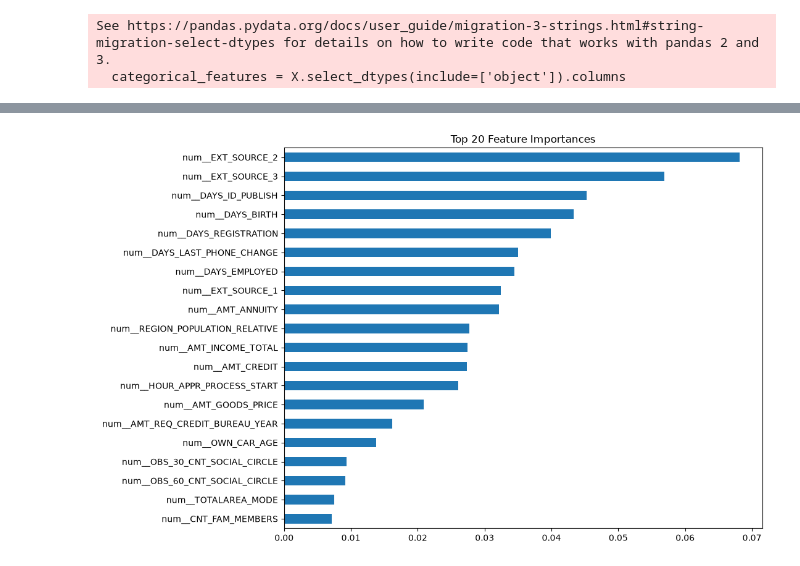
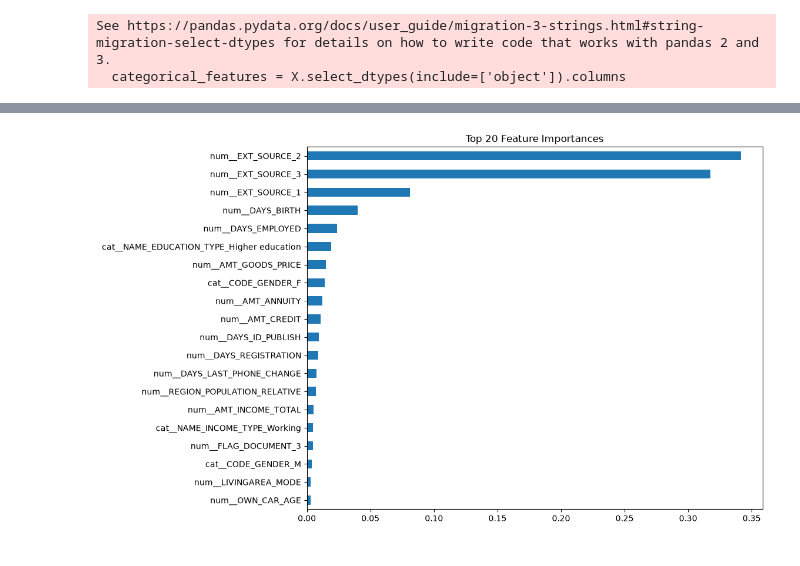
Before and after one commit to dimamironuk/ML_MyroniukDima_KH-43, a Jupyter notebook: Lab2/lab2.ipynb, the cells around one changed output, grey strips where cells are left out. Cells and saved outputs as stored; diff of their text form; code cells hidden in the pictures.

```diff
--- a/Lab2/lab2.ipynb
+++ b/Lab2/lab2.ipynb
@@ -1,10 +1,10 @@
 # %%
+%matplotlib inline
 import pandas as pd
 import numpy as np
 import matplotlib.pyplot as plt
-import lightgbm as lgb
 
-from sklearn.model_selection import StratifiedKFold, train_test_split
+from sklearn.model_selection import StratifiedKFold
 from sklearn.tree import DecisionTreeClassifier, plot_tree
 from sklearn.metrics import roc_auc_score, confusion_matrix, ConfusionMatrixDisplay, classification_report
 from sklearn.impute import SimpleImputer
@@ -39,78 +39,53 @@ preprocessor = ColumnTransformer(
     ]
 )
 
-X_train, X_val, y_train, y_val = train_test_split(
-    X, y,
-    test_size=0.2,
-    random_state=42,
-    stratify=y
-)
+X_proc = preprocessor.fit_transform(X)
+X_test_proc = preprocessor.transform(X_test)
+feature_names = preprocessor.get_feature_names_out()
 
-dt_pipeline = Pipeline(steps=[
-    ('preprocessor', preprocessor),
-    ('classifier', DecisionTreeClassifier(max_depth=3, random_state=42))
-])
-dt_pipeline.fit(X_train, y_train)
-
-feature_names = dt_pipeline.named_steps['preprocessor'].get_feature_names_out()
+dt_viz = DecisionTreeClassifier(max_depth=3, random_state=42)
+dt_viz.fit(X_proc, y)
 
 plt.figure(figsize=(20, 10))
-plot_tree(
-    dt_pipeline.named_steps['classifier'],
-    feature_names=feature_names,
-    class_names=['No Default', 'Default'],
-    filled=True,
-    max_depth=3
-)
+plot_tree(dt_viz, feature_names=feature_names, class_names=['No Default', 'Default'], filled=True, max_depth=3)
+plt.title("Decision Tree Structure")
 plt.show()
 
-dt_full_pipeline = Pipeline(steps=[
-    ('preprocessor', preprocessor),
-    ('classifier', DecisionTreeClassifier(random_state=42))
-])
-dt_full_pipeline.fit(X_train, y_train)
+initial_dt = DecisionTreeClassifier(max_depth=10, min_samples_leaf=100, class_weight='balanced', random_state=42)
+initial_dt.fit(X_proc, y)
 
-importances = dt_full_pipeline.named_steps['classifier'].feature_importances_
-feature_imp = pd.Series(importances, index=feature_names).sort_values(ascending=False)
+importances = pd.Series(initial_dt.feature_importances_, index=feature_names).sort_values(ascending=False)
 
 plt.figure(figsize=(10, 8))
-feature_imp.head(20).plot(kind='barh')
+importances.head(20).plot(kind='barh')
 plt.gca().invert_yaxis()
 plt.title("Top 20 Feature Importances")
 plt.show()
 
-X_proc = preprocessor.fit_transform(X)
-X_test_proc = preprocessor.transform(X_test)
-
+top_features_idx = np.where(initial_dt.feature_importances_ > 0.001)[0]
+X_proc_sel = X_proc[:, top_features_idx]
+X_test_proc_sel = X_test_proc[:, top_features_idx]
+print("features count:" + str(len(top_features_idx)))
 skf = StratifiedKFold(n_splits=5, shuffle=True, random_state=42)
 oof_preds = np.zeros(len(X))
 test_preds_proba = np.zeros(len(X_test))
 
-for train_idx, val_idx in skf.split(X_proc, y):
-    X_tr, y_tr = X_proc[train_idx], y.iloc[train_idx]
-    X_va, y_va = X_proc[val_idx], y.iloc[val_idx]
+for train_idx, val_idx in skf.split(X_proc_sel, y):
+    X_tr, y_tr = X_proc_sel[train_idx], y.iloc[train_idx]
+    X_va, y_va = X_proc_sel[val_idx], y.iloc[val_idx]
 
-    model = lgb.LGBMClassifier(
-        n_estimators=1000,
-        learning_rate=0.03,
-        num_leaves=31,
-        random_state=42,
+    model = DecisionTreeClassifier(
+        max_depth=8,
+        min_samples_leaf=100,
         class_weight='balanced',
-        verbosity=-1
-        n_jobs=-1
+        random_state=42
     )
-
-    model.fit(
-        X_tr, y_tr,
-        eval_set=[(X_va, y_va)],
-        callbacks=[lgb.early_stopping(50, verbose=False)]
-    )
+    model.fit(X_tr, y_tr)
 
     oof_preds[val_idx] = model.predict_proba(X_va)[:, 1]
-    test_preds_proba += model.predict_proba(X_test_proc)[:, 1] / skf.n_splits
+    test_preds_proba += model.predict_proba(X_test_proc_sel)[:, 1] / skf.n_splits
 
-roc_auc = roc_auc_score(y, oof_preds)
-print(f"LightGBM Stratified K-Fold Out-Of-Fold ROC-AUC: {roc_auc:.4f}")
+print(f"Decision Tree (5-Fold CV) ROC-AUC: {roc_auc_score(y, oof_preds):.4f}")
 
 oof_class_preds = (oof_preds >= 0.5).astype(int)
 print(classification_report(y, oof_class_preds))
@@ -118,6 +93,7 @@ print(classification_report(y, oof_class_preds))
 cm = confusion_matrix(y, oof_class_preds)
 disp = ConfusionMatrixDisplay(confusion_matrix=cm, display_labels=['No Default', 'Default'])
 disp.plot(cmap='Blues', values_format='d')
+plt.title("Confusion Matrix")
 plt.show()
 
 submission = pd.DataFrame({
@@ -133 +109 @@ See https://pandas.pydata.org/docs/user_guide/migration-3-strings.html#string-mi
-[figure, old version]
+[figure, new version]
```
Also changed, not shown: parts of 1 cell of this notebook, 8 other files.
